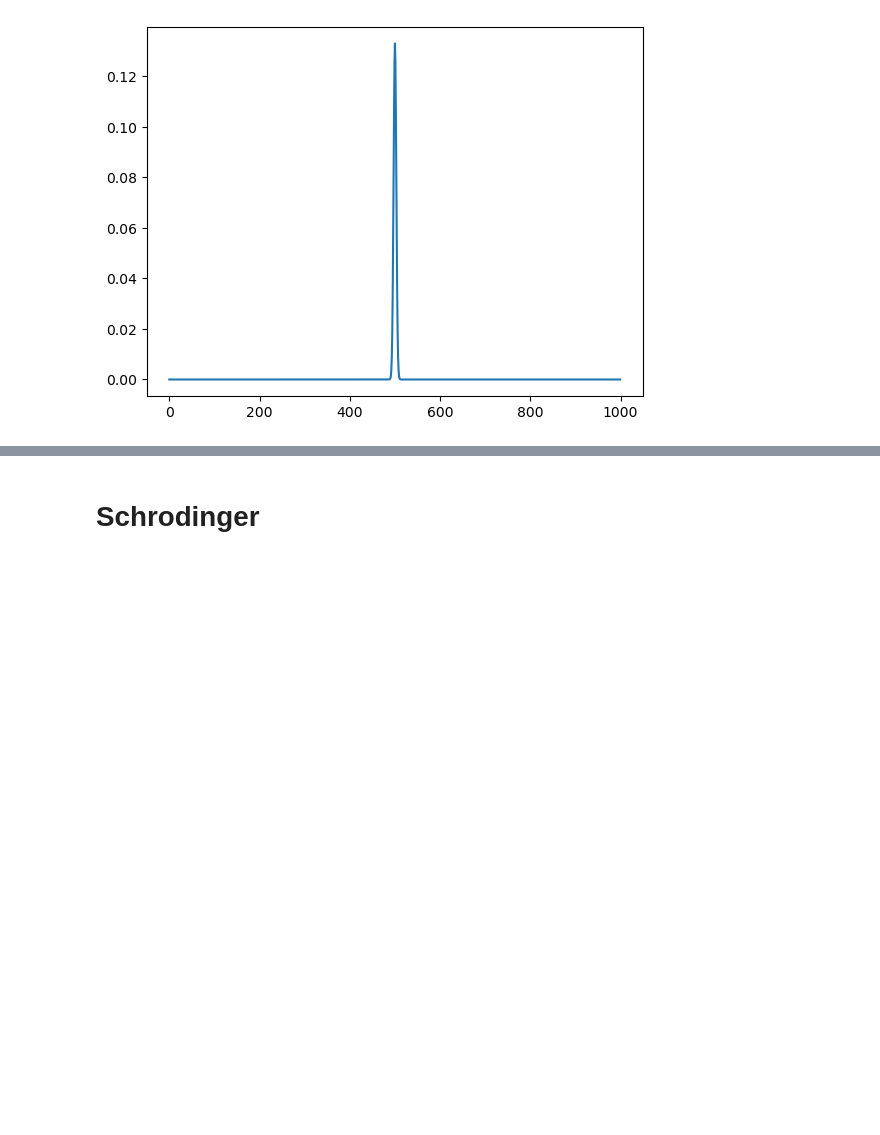
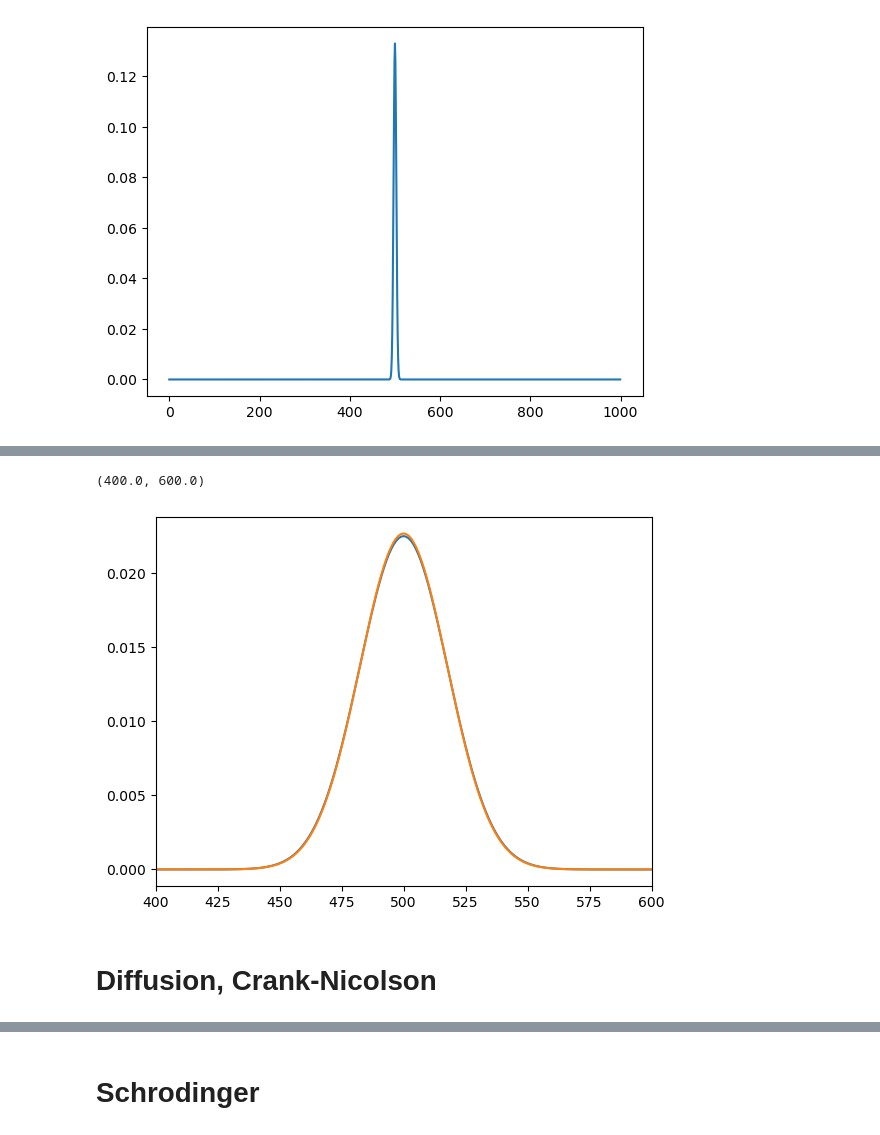
Before and after one commit to blanton144/computational-grad, a Jupyter notebook: docs/notebooks/pde.ipynb, the cells around one changed output, grey strips where cells are left out. Cells and saved outputs as stored; diff of their text form; code cells hidden in the pictures; blank space fills up the shorter version.

```diff
--- a/docs/notebooks/pde.ipynb
+++ b/docs/notebooks/pde.ipynb
@@ -236,0 +465,18 @@ HTML(anim.to_html5_video())
+# %%
+nstep = 100
+q = np.zeros((nstep, n))
+q[0, :] = qstart
+dt = 10. * dx**2 / D * 0.5
+for i in np.arange(nstep - 1):
+    q[i + 1, :] = diffusion_implicit_step(q=q[i, :], dx=dx, dt=dt,  D=D)
+# %%
+step = 30
+plt.plot(x, q[step, :])
+sigt = np.sqrt(sig**2 + 2. * D * dt * step)
+plt.plot(x, np.exp(- 0.5 * (x - start)**2 / sigt**2) / np.sqrt(2. * np.pi) / sigt)
+plt.xlim([400., 600.])
+# %% [output]
+(400.0, 600.0)
+[figure, added]
+# %% [markdown]
+# Diffusion, Crank-Nicolson
```
Also changed, not shown: parts of 39 cells of this notebook, 7 other files.
